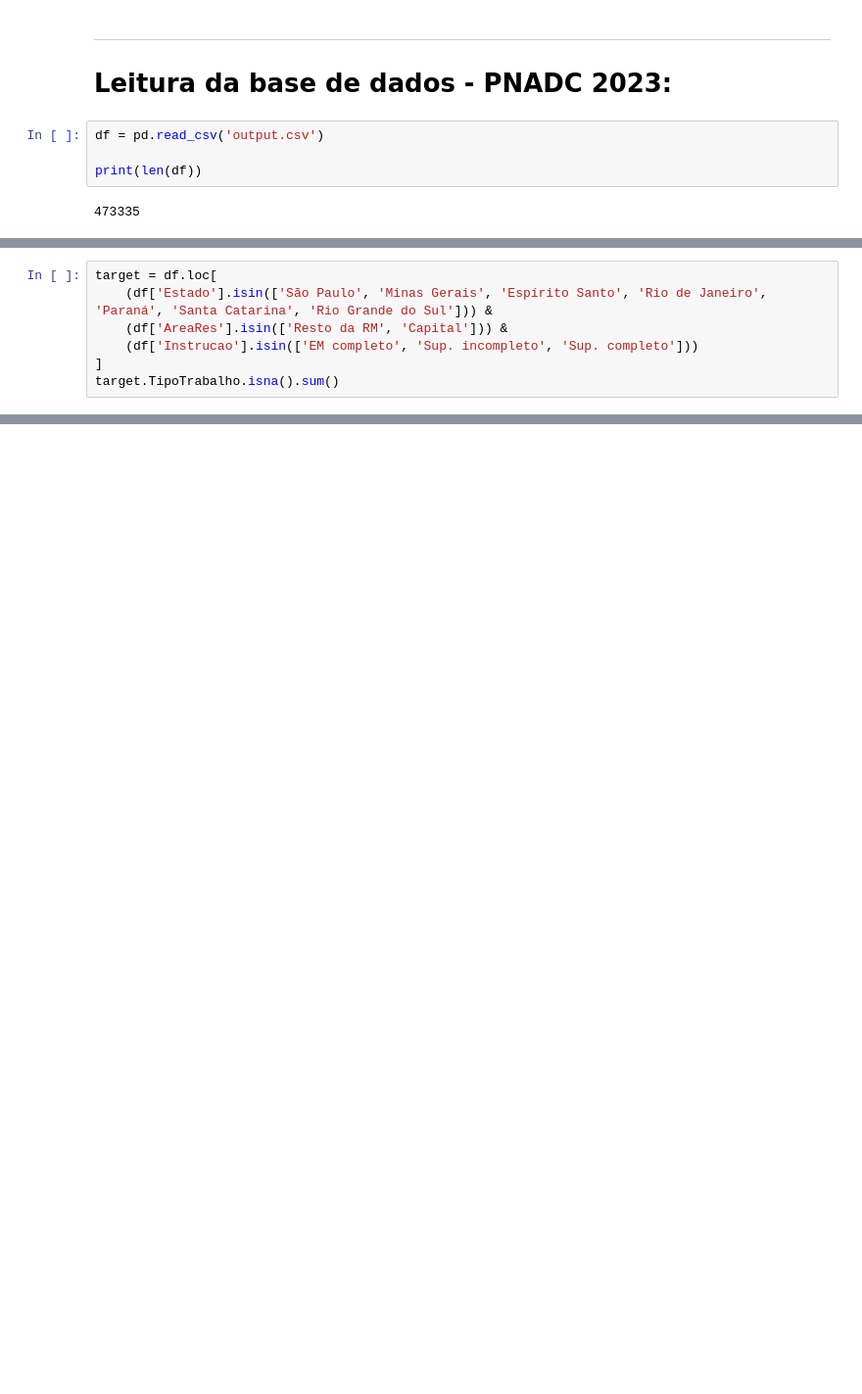
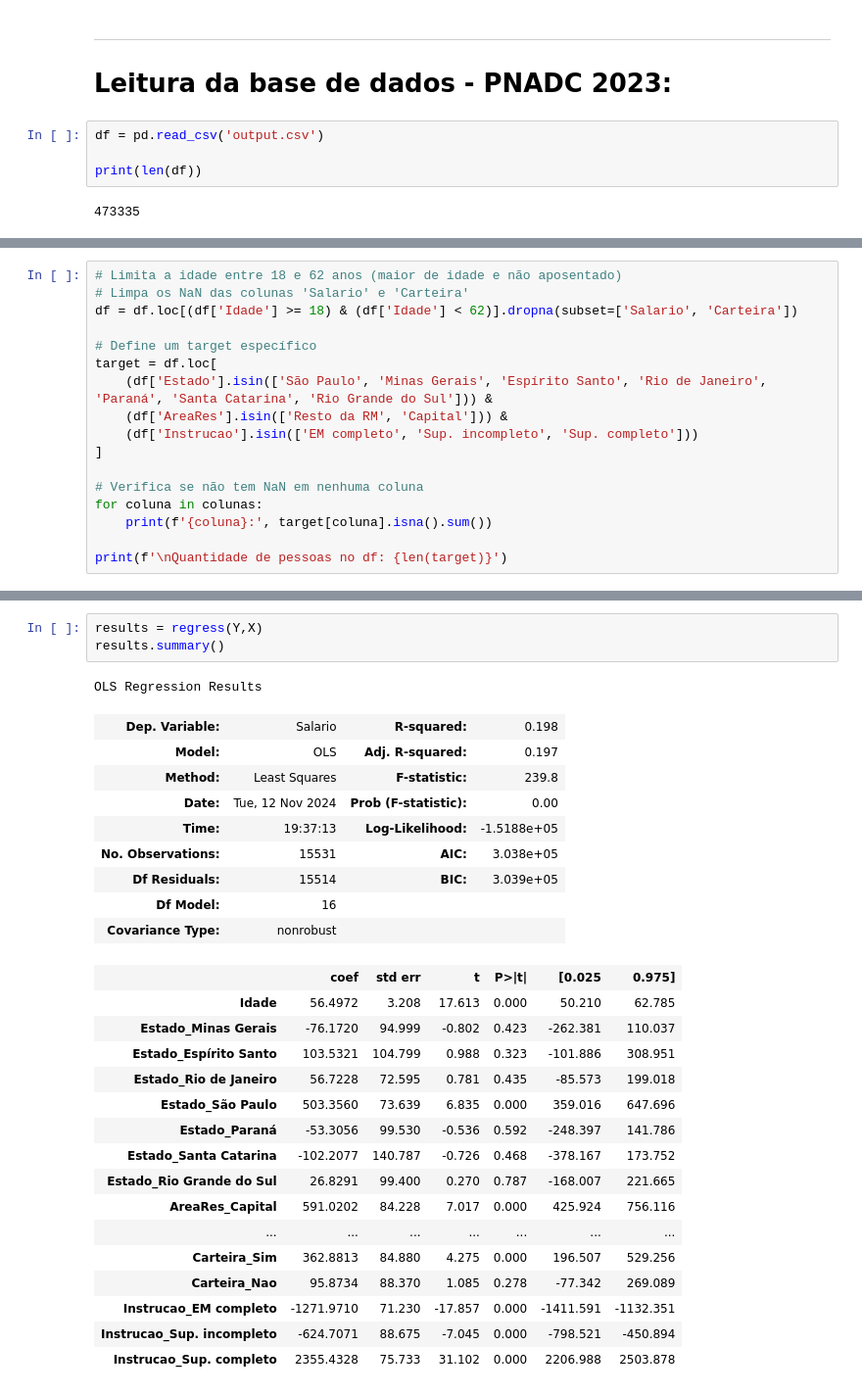
Before and after one commit to leomccormick/projeto3_CDados, a Jupyter notebook: Projeto_3.ipynb, the cells around one changed output, grey strips where cells are left out. Shown at 98% size. Drawn from its saved outputs; the diff is of its cells as text; blank space fills up the shorter version.

```diff
--- a/Projeto_3.ipynb
+++ b/Projeto_3.ipynb
@@ -158,8 +121,18 @@ df
 # %%
+# Limita a idade entre 18 e 62 anos (maior de idade e não aposentado)
+# Limpa os NaN das colunas 'Salario' e 'Carteira'
+df = df.loc[(df['Idade'] >= 18) & (df['Idade'] < 62)].dropna(subset=['Salario', 'Carteira'])
+
+# Define um target específico
 target = df.loc[
     (df['Estado'].isin(['São Paulo', 'Minas Gerais', 'Espírito Santo', 'Rio de Janeiro', 'Paraná', 'Santa Catarina', 'Rio Grande do Sul'])) &
     (df['AreaRes'].isin(['Resto da RM', 'Capital'])) &
     (df['Instrucao'].isin(['EM completo', 'Sup. incompleto', 'Sup. completo']))
 ]
-target.TipoTrabalho.isna().sum()
+
+# Verifica se não tem NaN em nenhuma coluna
+for coluna in colunas:
+    print(f'{coluna}:', target[coluna].isna().sum())
+
+print(f'\nQuantidade de pessoas no df: {len(target)}')
 # %% [output]
@@ -183,0 +211,30 @@ KeyError: ''
+# %%
+results = regress(Y,X)
+results.summary()
+# %% [output]
+OLS Regression Results
+| Dep. Variable: | Salario | R-squared: | 0.198 |
+| Model: | OLS | Adj. R-squared: | 0.197 |
+| Method: | Least Squares | F-statistic: | 239.8 |
+| Date: | Tue, 12 Nov 2024 | Prob (F-statistic): | 0.00 |
+| Time: | 19:37:13 | Log-Likelihood: | -1.5188e+05 |
+| No. Observations: | 15531 | AIC: | 3.038e+05 |
+| Df Residuals: | 15514 | BIC: | 3.039e+05 |
+| Df Model: | 16 |  |  |
+| Covariance Type: | nonrobust |  |  |
+|  | coef | std err | t | P>|t| | [0.025 | 0.975] |
+| Idade | 56.4972 | 3.208 | 17.613 | 0.000 | 50.210 | 62.785 |
+| Estado_Minas Gerais | -76.1720 | 94.999 | -0.802 | 0.423 | -262.381 | 110.037 |
+| Estado_Espírito Santo | 103.5321 | 104.799 | 0.988 | 0.323 | -101.886 | 308.951 |
+| Estado_Rio de Janeiro | 56.7228 | 72.595 | 0.781 | 0.435 | -85.573 | 199.018 |
+| Estado_São Paulo | 503.3560 | 73.639 | 6.835 | 0.000 | 359.016 | 647.696 |
+| Estado_Paraná | -53.3056 | 99.530 | -0.536 | 0.592 | -248.397 | 141.786 |
+| Estado_Santa Catarina | -102.2077 | 140.787 | -0.726 | 0.468 | -378.167 | 173.752 |
+| Estado_Rio Grande do Sul | 26.8291 | 99.400 | 0.270 | 0.787 | -168.007 | 221.665 |
+| AreaRes_Capital | 591.0202 | 84.228 | 7.017 | 0.000 | 425.924 | 756.116 |
+| ... | ... | ... | ... | ... | ... | ... |
+| Carteira_Sim | 362.8813 | 84.880 | 4.275 | 0.000 | 196.507 | 529.256 |
+| Carteira_Nao | 95.8734 | 88.370 | 1.085 | 0.278 | -77.342 | 269.089 |
+| Instrucao_EM completo | -1271.9710 | 71.230 | -17.857 | 0.000 | -1411.591 | -1132.351 |
+| Instrucao_Sup. incompleto | -624.7071 | 88.675 | -7.045 | 0.000 | -798.521 | -450.894 |
+| Instrucao_Sup. completo | 2355.4328 | 75.733 | 31.102 | 0.000 | 2206.988 | 2503.878 |
```
Also changed, not shown: parts of 16 cells of this notebook, 4 other files.
